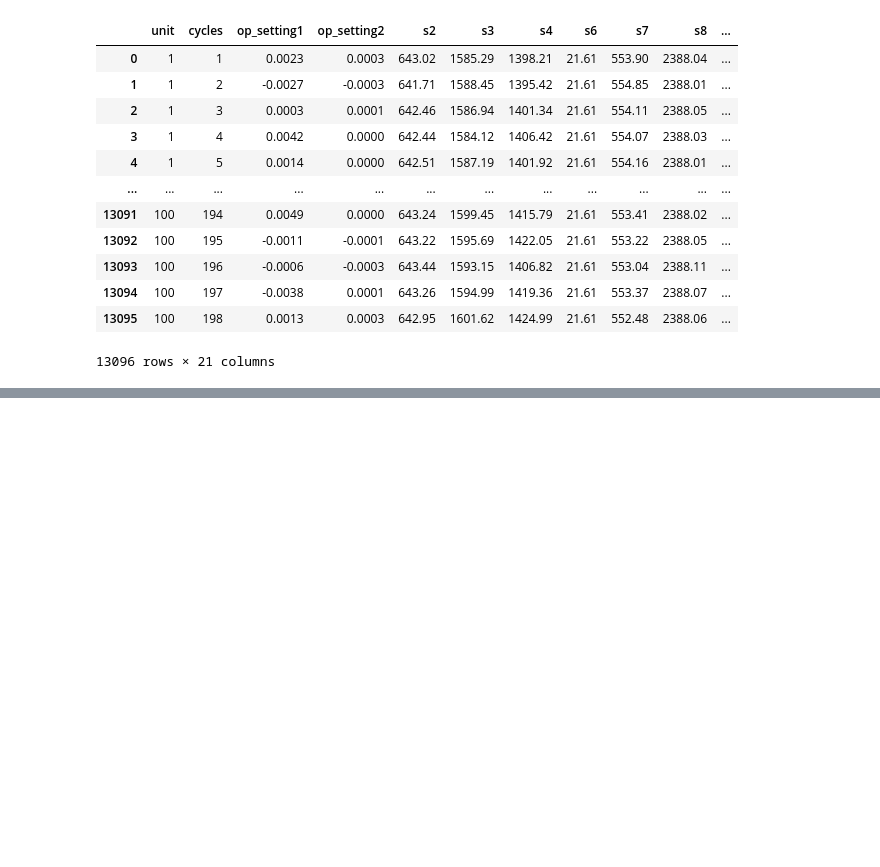
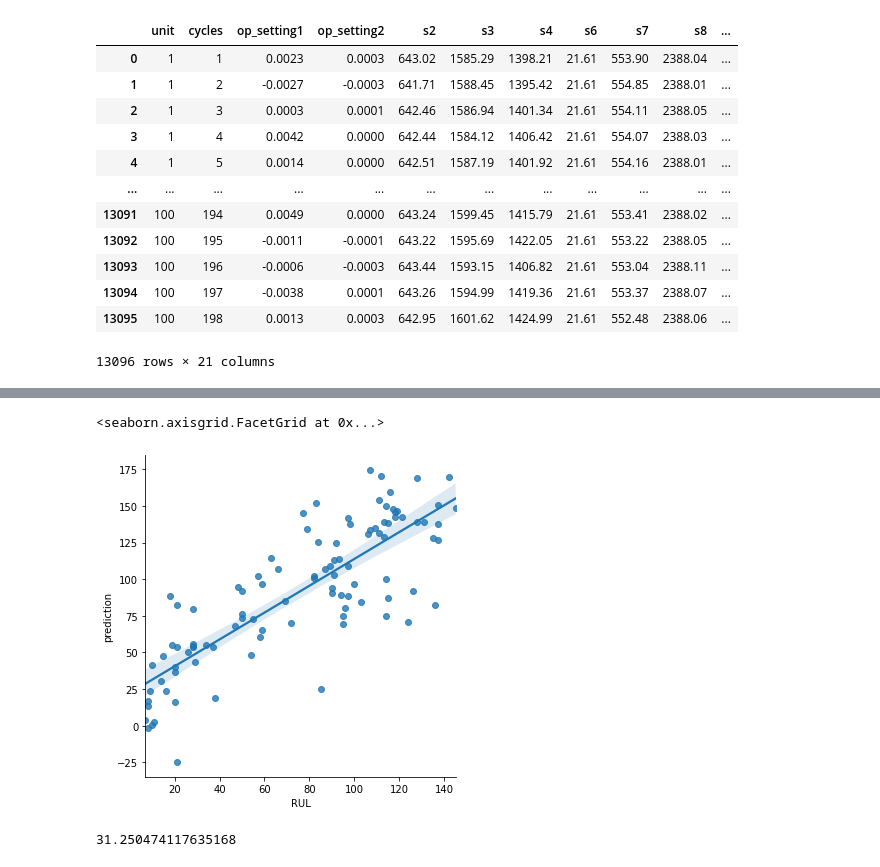
Before and after one commit to spaulaus/Data-Challenge-3, a Jupyter notebook: exploratory_analysis.ipynb, the cells around one changed output, grey strips where cells are left out. Drawn from its saved outputs; the diff is of its cells as text; code cells hidden in the pictures; blank space fills up the shorter version.

```diff
--- a/exploratory_analysis.ipynb
+++ b/exploratory_analysis.ipynb
@@ -182,0 +257,9 @@ print(prediction)
+# %%
+sns.lmplot(x='RUL',y='prediction',data=rul,fit_reg=True)
+# %% [output]
+<seaborn.axisgrid.FacetGrid at 0x...>
+[figure, added]
+# %%
+sqrt(mean_squared_error(rul['RUL'], rul['prediction']))
+# %% [output]
+31.250474117635168
```
Also changed, not shown: parts of 21 cells of this notebook, 1 other file.
